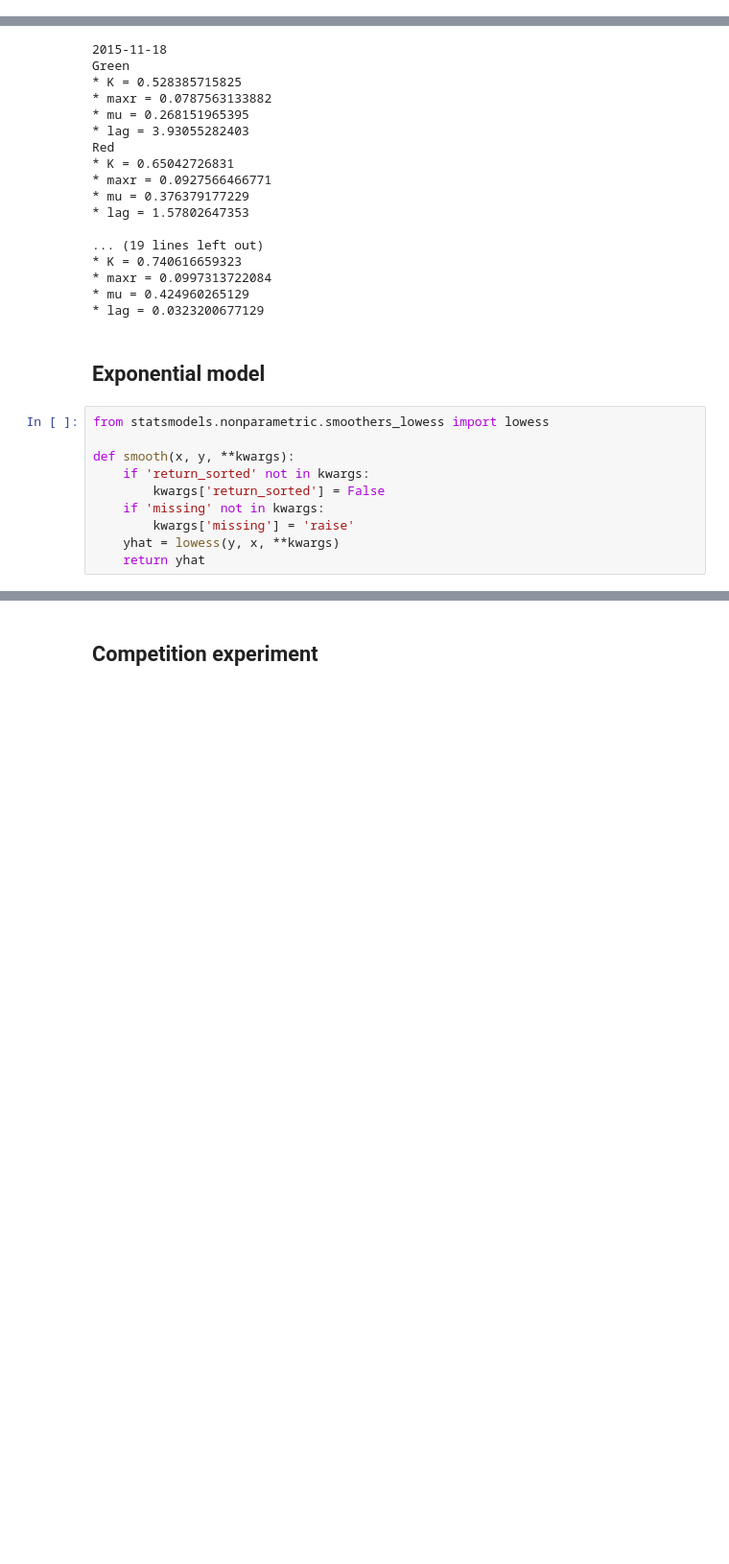
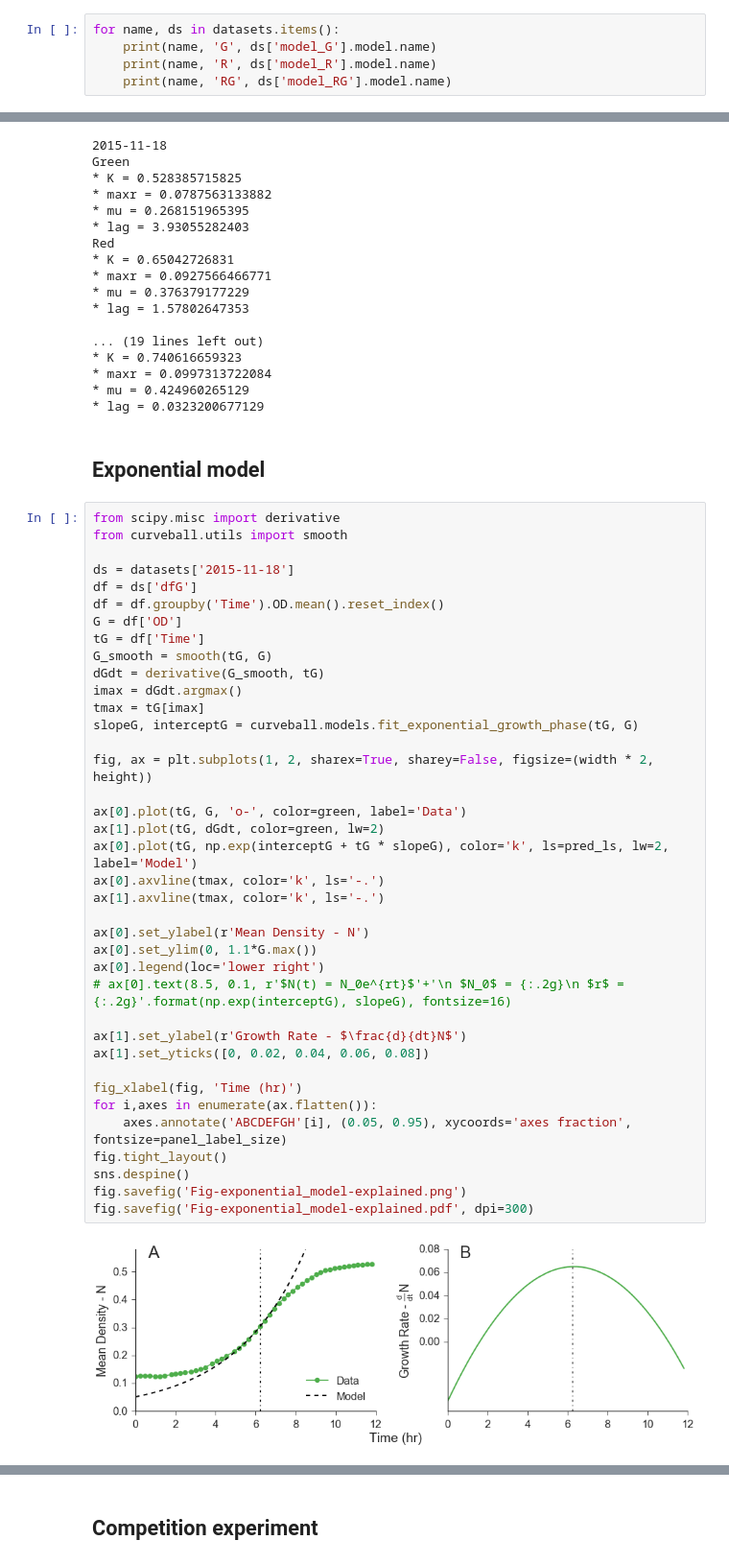
Before and after one commit to yoavram/curveball_ms, a Jupyter notebook: supp.ipynb, the cells around one changed output, grey strips where cells are left out. Shown at 96% size. Drawn from its saved outputs; the diff is of its cells as text; blank space fills up the shorter version.

Commit message:
revised expo model text; added expo model fig S2; updated figs and values

```diff
--- a/supp.ipynb
+++ b/supp.ipynb
@@ -203,3 +202,8 @@ for ds in datasets.values():
     ds['model_R'] = models_R[0]
     models_RG = curveball.models.fit_model(ds['dfRG'], param_fix=param_fix, param_guess=param_guess, PRINT=False, PLOT=False)
     ds['model_RG'] = models_RG[0]
+# %%
+for name, ds in datasets.items():
+    print(name, 'G', ds['model_G'].model.name)
+    print(name, 'R', ds['model_R'].model.name)
+    print(name, 'RG', ds['model_RG'].model.name)
@@ -296,16 +310,46 @@ Red
 * lag = 0.0323200677129
 # %% [markdown]
 ## Exponential model
-# %%
-from statsmodels.nonparametric.smoothers_lowess import lowess
-
-def smooth(x, y, **kwargs):
-    if 'return_sorted' not in kwargs:
-        kwargs['return_sorted'] = False
-    if 'missing' not in kwargs:
-        kwargs['missing'] = 'raise'
-    yhat = lowess(y, x, **kwargs)
-    return yhat
+# %%
+from scipy.misc import derivative
+from curveball.utils import smooth
+
+ds = datasets['2015-11-18']
+df = ds['dfG']
+df = df.groupby('Time').OD.mean().reset_index()
+G = df['OD']
+tG = df['Time']
+G_smooth = smooth(tG, G)
+dGdt = derivative(G_smooth, tG)
+imax = dGdt.argmax()
+tmax = tG[imax]
+slopeG, interceptG = curveball.models.fit_exponential_growth_phase(tG, G)
+
+fig, ax = plt.subplots(1, 2, sharex=True, sharey=False, figsize=(width * 2, height))
+
+ax[0].plot(tG, G, 'o-', color=green, label='Data')
+ax[1].plot(tG, dGdt, color=green, lw=2)
+ax[0].plot(tG, np.exp(interceptG + tG * slopeG), color='k', ls=pred_ls, lw=2, label='Model')
+ax[0].axvline(tmax, color='k', ls='-.')
+ax[1].axvline(tmax, color='k', ls='-.')
+
+ax[0].set_ylabel(r'Mean Density - N')
+ax[0].set_ylim(0, 1.1*G.max())
+ax[0].legend(loc='lower right')
+# ax[0].text(8.5, 0.1, r'$N(t) = N_0e^{rt}$'+'\n $N_0$ = {:.2g}\n $r$ = {:.2g}'.format(np.exp(interceptG), slopeG), fontsize=16)
+
+ax[1].set_ylabel(r'Growth Rate - $\frac{d}{dt}N$')
+ax[1].set_yticks([0, 0.02, 0.04, 0.06, 0.08])
+
+fig_xlabel(fig, 'Time (hr)')
+for i,axes in enumerate(ax.flatten()):
+    axes.annotate('ABCDEFGH'[i], (0.05, 0.95), xycoords='axes fraction', fontsize=panel_label_size)
+fig.tight_layout()
+sns.despine()
+fig.savefig('Fig-exponential_model-explained.png')
+fig.savefig('Fig-exponential_model-explained.pdf', dpi=300)
+# %% [output]
+[figure, added]
 # %%
 def expnential_model(mGreen, mRed, frac_green=0.3, frac_red=0.3, di=2,
                      colors=sns.color_palette('Set1', 3)[::2], ax=None, PLOT=False):
```
Also changed, not shown: parts of 10 cells of this notebook, 1 other file.
